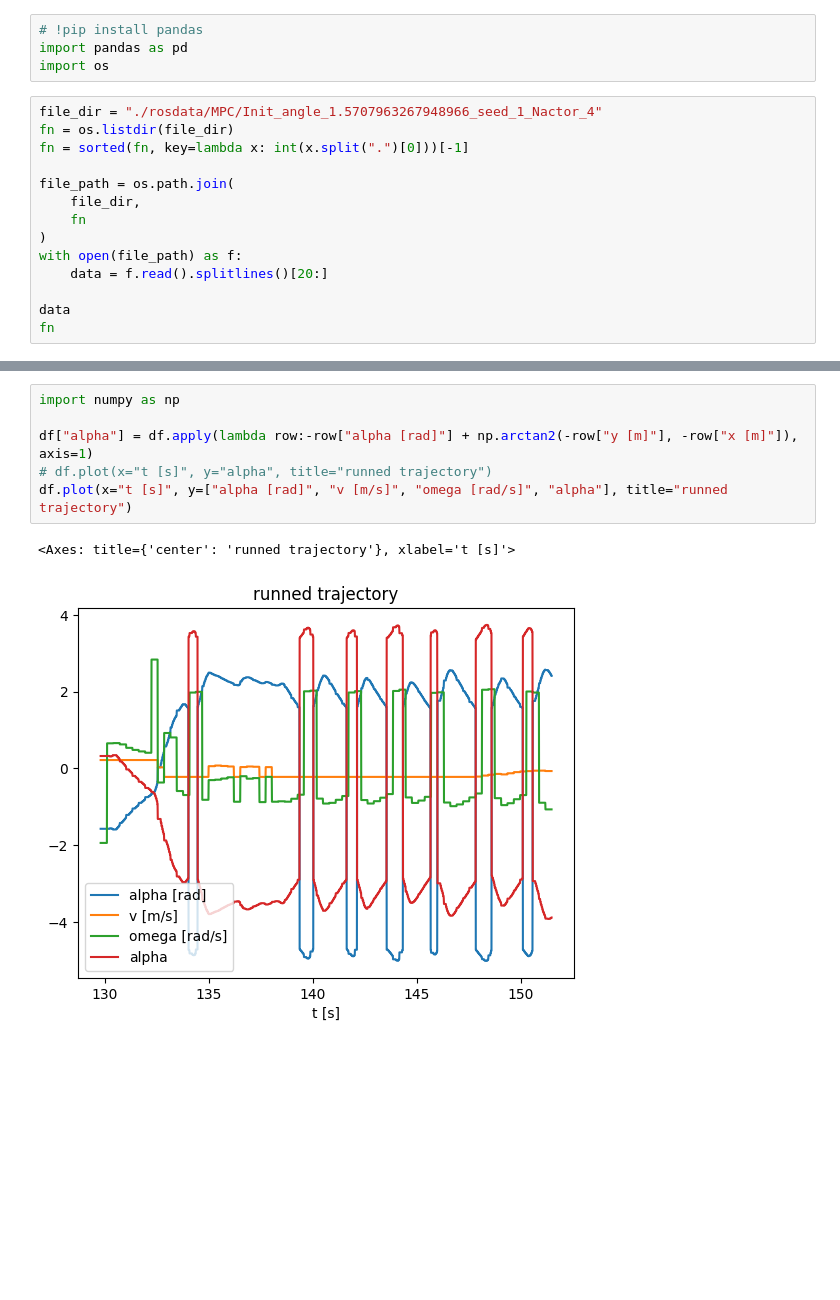
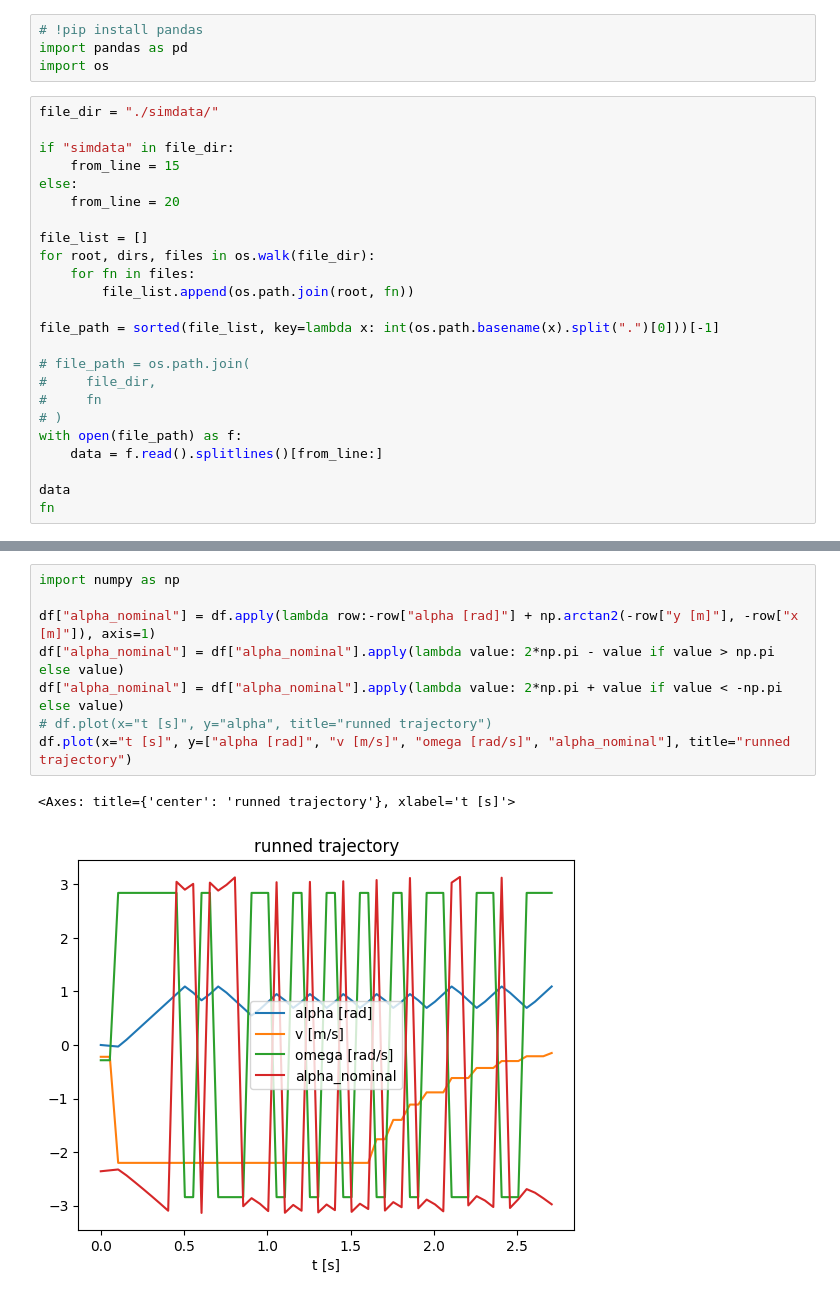
Before and after one commit to huyhoang251296/rcognita-edu-x, a Jupyter notebook: check_data_log.ipynb, the cells around one changed output, grey strips where cells are left out. Drawn from its saved outputs; the diff is of its cells as text; blank space fills up the shorter version.

Commit message:
add nominal control

```diff
--- a/check_data_log.ipynb
+++ b/check_data_log.ipynb
@@ -3,16 +3,26 @@
 import pandas as pd
 import os
 # %%
-file_dir = "./rosdata/MPC/Init_angle_1.5707963267948966_seed_1_Nactor_4"
-fn = os.listdir(file_dir)
-fn = sorted(fn, key=lambda x: int(x.split(".")[0]))[-1]
+file_dir = "./simdata/"
 
-file_path = os.path.join(
-    file_dir,
-    fn
-)
+if "simdata" in file_dir:
+    from_line = 15
+else:
+    from_line = 20
+
+file_list = []
+for root, dirs, files in os.walk(file_dir):
+    for fn in files:
+        file_list.append(os.path.join(root, fn))
+
+file_path = sorted(file_list, key=lambda x: int(os.path.basename(x).split(".")[0]))[-1]
+
+# file_path = os.path.join(
+#     file_dir,
+#     fn
+# )
 with open(file_path) as f:
-    data = f.read().splitlines()[20:]
+    data = f.read().splitlines()[from_line:]
 
 data
 fn
@@ -55,9 +52,11 @@ df.plot(x="x [m]", y="y [m]", title="runned trajectory")
 # %%
 import numpy as np
 
-df["alpha"] = df.apply(lambda row:-row["alpha [rad]"] + np.arctan2(-row["y [m]"], -row["x [m]"]), axis=1)
+df["alpha_nominal"] = df.apply(lambda row:-row["alpha [rad]"] + np.arctan2(-row["y [m]"], -row["x [m]"]), axis=1)
+df["alpha_nominal"] = df["alpha_nominal"].apply(lambda value: 2*np.pi - value if value > np.pi else value)
+df["alpha_nominal"] = df["alpha_nominal"].apply(lambda value: 2*np.pi + value if value < -np.pi else value)
 # df.plot(x="t [s]", y="alpha", title="runned trajectory")
-df.plot(x="t [s]", y=["alpha [rad]", "v [m/s]", "omega [rad/s]", "alpha"], title="runned trajectory")
+df.plot(x="t [s]", y=["alpha [rad]", "v [m/s]", "omega [rad/s]", "alpha_nominal"], title="runned trajectory")
 # %% [output]
 <Axes: title={'center': 'runned trajectory'}, xlabel='t [s]'>
-[figure, old version]
+[figure, new version]
```
Also changed, not shown: parts of 6 cells of this notebook, 2 other files.
